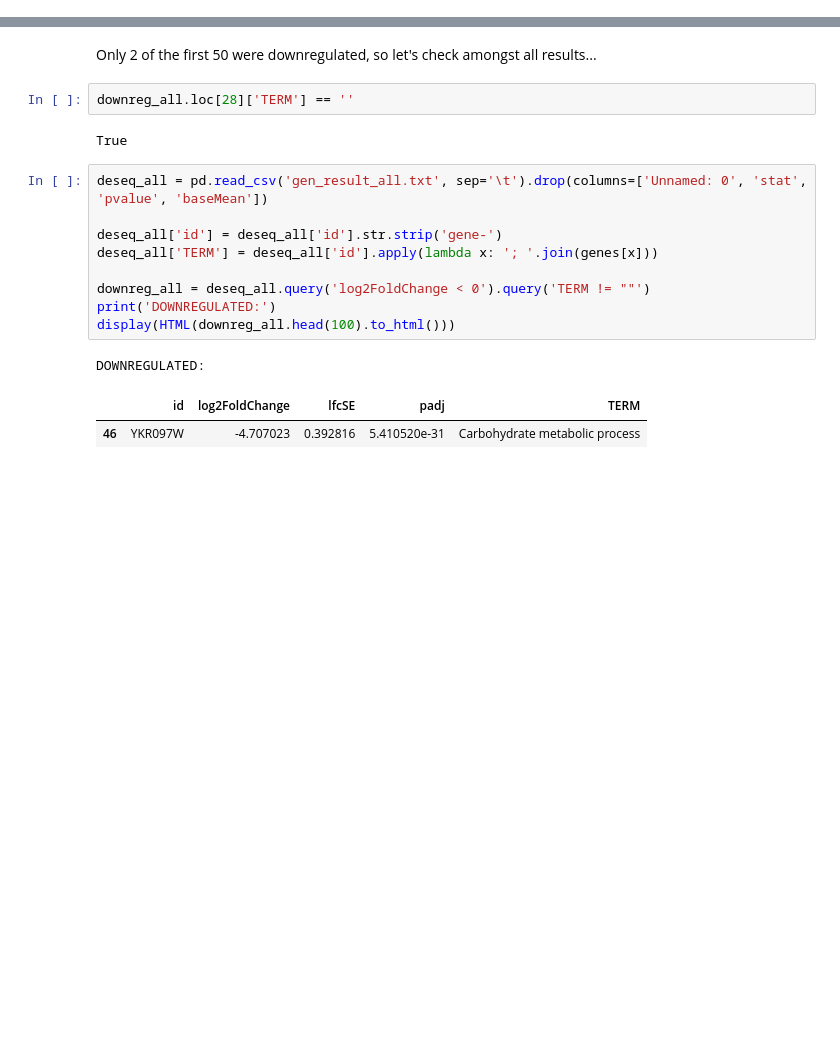
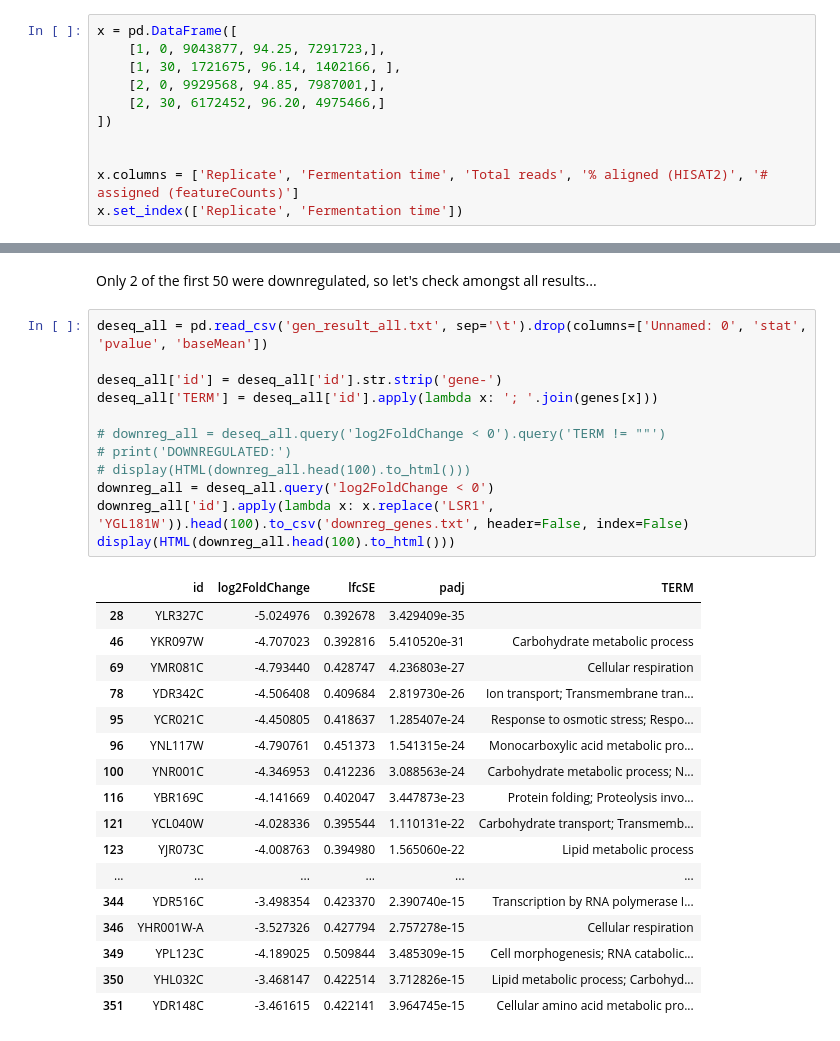
Before and after one commit to iam28th/BI-alg-bioinformatics, a Jupyter notebook: Project6/LabJournal.ipynb, the cells around one changed output, grey strips where cells are left out. Cells and saved outputs as stored; diff of their text form; blank space fills up the shorter version.

Commit message:
add downreg anno table

```diff
--- a/Project6/LabJournal.ipynb
+++ b/Project6/LabJournal.ipynb
@@ -125,0 +149,11 @@ fitting model and testing
+# %%
+x = pd.DataFrame([
+    [1, 0, 9043877, 94.25, 7291723,],
+    [1, 30, 1721675, 96.14, 1402166, ],
+    [2, 0, 9929568, 94.85, 7987001,],
+    [2, 30, 6172452, 96.20, 4975466,]
+])
+
+
+x.columns = ['Replicate', 'Fermentation time', 'Total reads', '% aligned (HISAT2)', '# assigned (featureCounts)']
+x.set_index(['Replicate', 'Fermentation time'])
@@ -209,20 +266,33 @@ DOWNREGULATED:
 | 46 | YKR097W | -4.707023 | 0.392816 | 5.410520e-31 | Carbohydrate metabolic process |
 # %% [markdown]
 Only 2 of the first 50 were downregulated, so let's check amongst all results...
-# %%
-downreg_all.loc[28]['TERM'] == ''
-# %% [output]
-True
 # %%
 deseq_all = pd.read_csv('gen_result_all.txt', sep='\t').drop(columns=['Unnamed: 0', 'stat', 'pvalue', 'baseMean'])
 
 deseq_all['id'] = deseq_all['id'].str.strip('gene-')
 deseq_all['TERM'] = deseq_all['id'].apply(lambda x: '; '.join(genes[x]))
 
-downreg_all = deseq_all.query('log2FoldChange < 0').query('TERM != ""')
-print('DOWNREGULATED:')
+# downreg_all = deseq_all.query('log2FoldChange < 0').query('TERM != ""')
+# print('DOWNREGULATED:')
+# display(HTML(downreg_all.head(100).to_html()))
+downreg_all = deseq_all.query('log2FoldChange < 0')
+downreg_all['id'].apply(lambda x: x.replace('LSR1', 'YGL181W')).head(100).to_csv('downreg_genes.txt', header=False, index=False)
 display(HTML(downreg_all.head(100).to_html()))
 # %% [output]
-DOWNREGULATED:
 |  | id | log2FoldChange | lfcSE | padj | TERM |
+| 28 | YLR327C | -5.024976 | 0.392678 | 3.429409e-35 |  |
 | 46 | YKR097W | -4.707023 | 0.392816 | 5.410520e-31 | Carbohydrate metabolic process |
+| 69 | YMR081C | -4.793440 | 0.428747 | 4.236803e-27 | Cellular respiration |
+| 78 | YDR342C | -4.506408 | 0.409684 | 2.819730e-26 | Ion transport; Transmembrane tran... |
+| 95 | YCR021C | -4.450805 | 0.418637 | 1.285407e-24 | Response to osmotic stress; Respo... |
+| 96 | YNL117W | -4.790761 | 0.451373 | 1.541315e-24 | Monocarboxylic acid metabolic pro... |
+| 100 | YNR001C | -4.346953 | 0.412236 | 3.088563e-24 | Carbohydrate metabolic process; N... |
+| 116 | YBR169C | -4.141669 | 0.402047 | 3.447873e-23 | Protein folding; Proteolysis invo... |
+| 121 | YCL040W | -4.028336 | 0.395544 | 1.110131e-22 | Carbohydrate transport; Transmemb... |
+| 123 | YJR073C | -4.008763 | 0.394980 | 1.565060e-22 | Lipid metabolic process |
+| ... | ... | ... | ... | ... | ... |
+| 344 | YDR516C | -3.498354 | 0.423370 | 2.390740e-15 | Transcription by RNA polymerase I... |
+| 346 | YHR001W-A | -3.527326 | 0.427794 | 2.757278e-15 | Cellular respiration |
+| 349 | YPL123C | -4.189025 | 0.509844 | 3.485309e-15 | Cell morphogenesis; RNA catabolic... |
+| 350 | YHL032C | -3.468147 | 0.422514 | 3.712826e-15 | Lipid metabolic process; Carbohyd... |
+| 351 | YDR148C | -3.461615 | 0.422141 | 3.964745e-15 | Cellular amino acid metabolic pro... |
```
Also changed, not shown: parts of 9 cells of this notebook.
